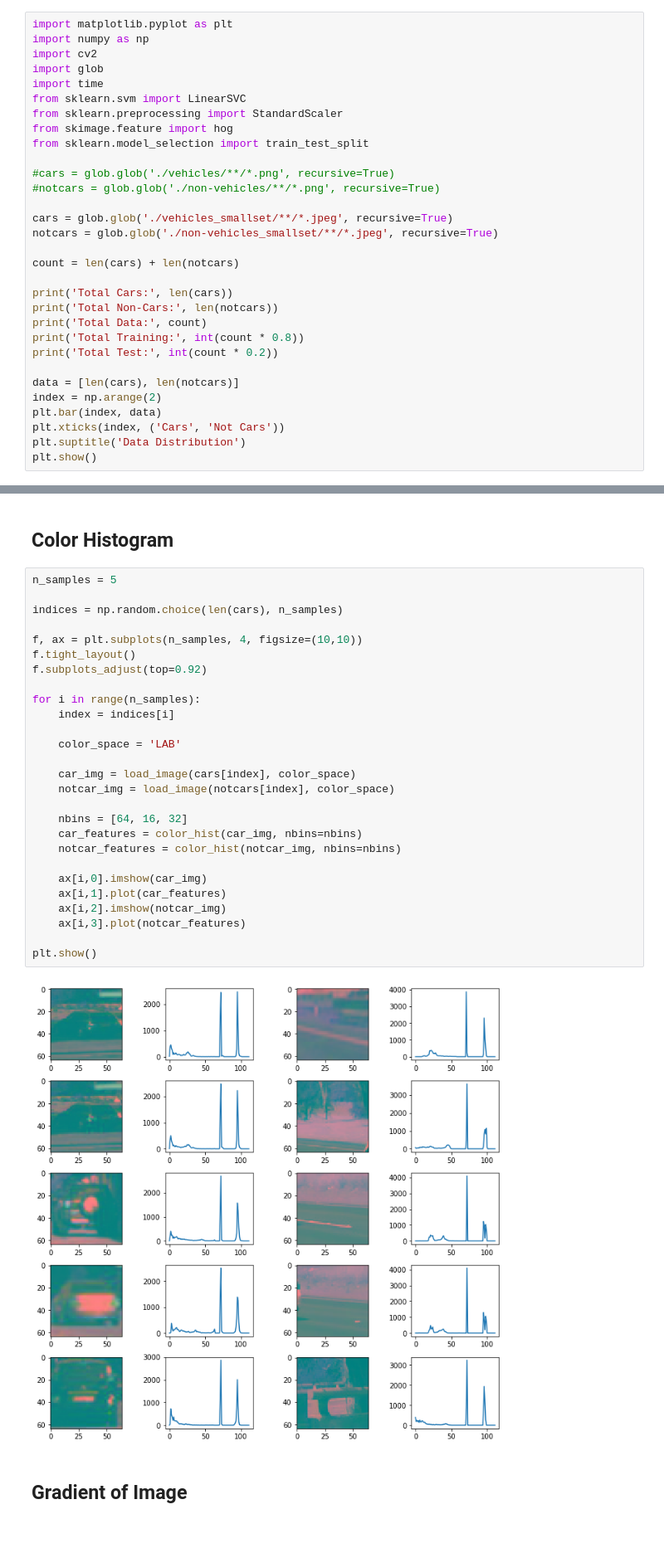
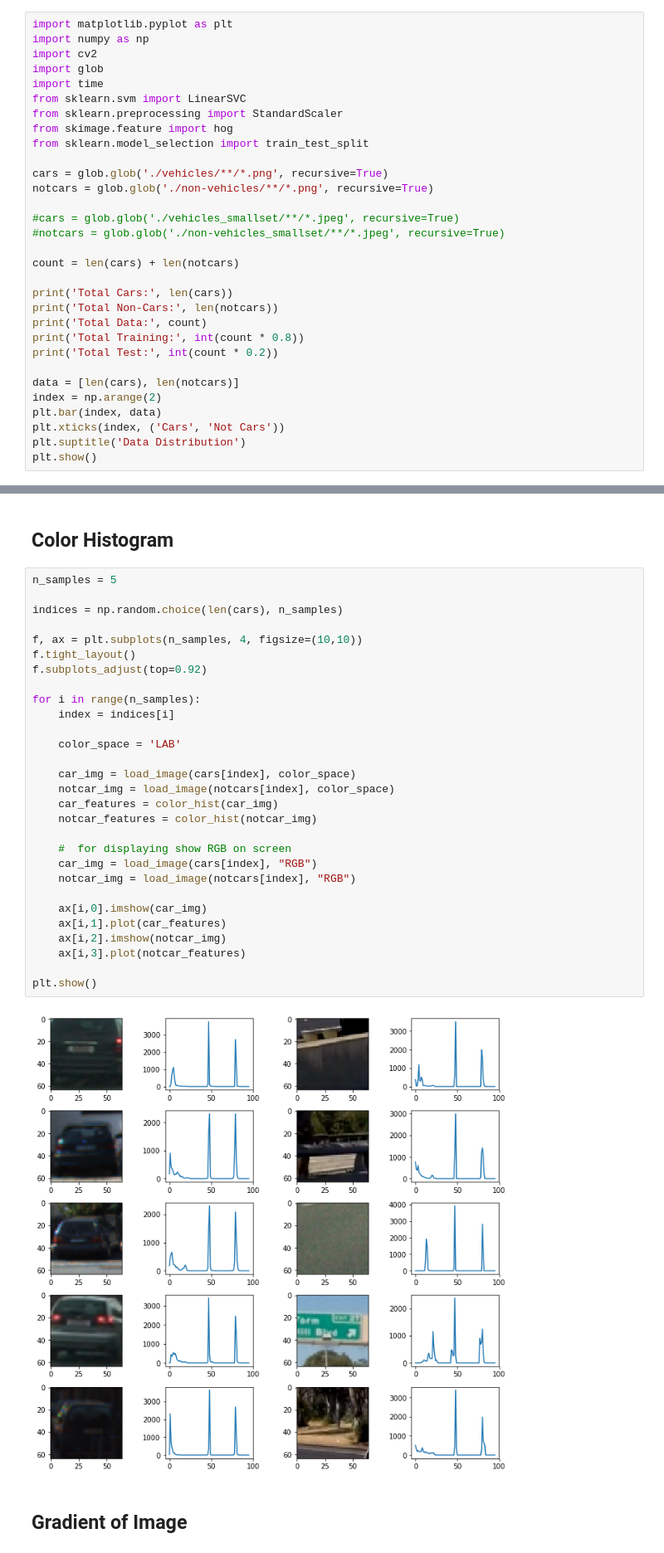
Before and after one commit to drganjoo/CarND-Vehicle-Detection, a Jupyter notebook: VehicleDetection.ipynb, the cells around one changed output, grey strips where cells are left out. Shown at 83% size. Drawn from its saved outputs; the diff is of its cells as text.

```diff
--- a/VehicleDetection.ipynb
+++ b/VehicleDetection.ipynb
@@ -15,11 +15,11 @@ from sklearn.preprocessing import StandardScaler
 from skimage.feature import hog
 from sklearn.model_selection import train_test_split
 
-#cars = glob.glob('./vehicles/**/*.png', recursive=True)
-#notcars = glob.glob('./non-vehicles/**/*.png', recursive=True)
+cars = glob.glob('./vehicles/**/*.png', recursive=True)
+notcars = glob.glob('./non-vehicles/**/*.png', recursive=True)
 
-cars = glob.glob('./vehicles_smallset/**/*.jpeg', recursive=True)
-notcars = glob.glob('./non-vehicles_smallset/**/*.jpeg', recursive=True)
+#cars = glob.glob('./vehicles_smallset/**/*.jpeg', recursive=True)
+#notcars = glob.glob('./non-vehicles_smallset/**/*.jpeg', recursive=True)
 
 count = len(cars) + len(notcars)
 
@@ -238,32 +154,34 @@ plt.show()
 # %%
 n_samples = 5
 
 indices = np.random.choice(len(cars), n_samples)
 
 f, ax = plt.subplots(n_samples, 4, figsize=(10,10))
 f.tight_layout()
 f.subplots_adjust(top=0.92)
 
 for i in range(n_samples):
     index = indices[i]
 
     color_space = 'LAB'
 
     car_img = load_image(cars[index], color_space)
     notcar_img = load_image(notcars[index], color_space)
+    car_features = color_hist(car_img)
+    notcar_features = color_hist(notcar_img)
 
-    nbins = [64, 16, 32]
-    car_features = color_hist(car_img, nbins=nbins)
-    notcar_features = color_hist(notcar_img, nbins=nbins)
+    #  for displaying show RGB on screen
+    car_img = load_image(cars[index], "RGB")
+    notcar_img = load_image(notcars[index], "RGB")
 
     ax[i,0].imshow(car_img)
     ax[i,1].plot(car_features)
     ax[i,2].imshow(notcar_img)
     ax[i,3].plot(notcar_features)
 
 plt.show()
 # %% [output]
-[figure, old version]
+[figure, new version]
 # %% [markdown]
 ## Gradient of Image
 # %%
```
Also changed, not shown: parts of 16 cells of this notebook, 4 other files.
